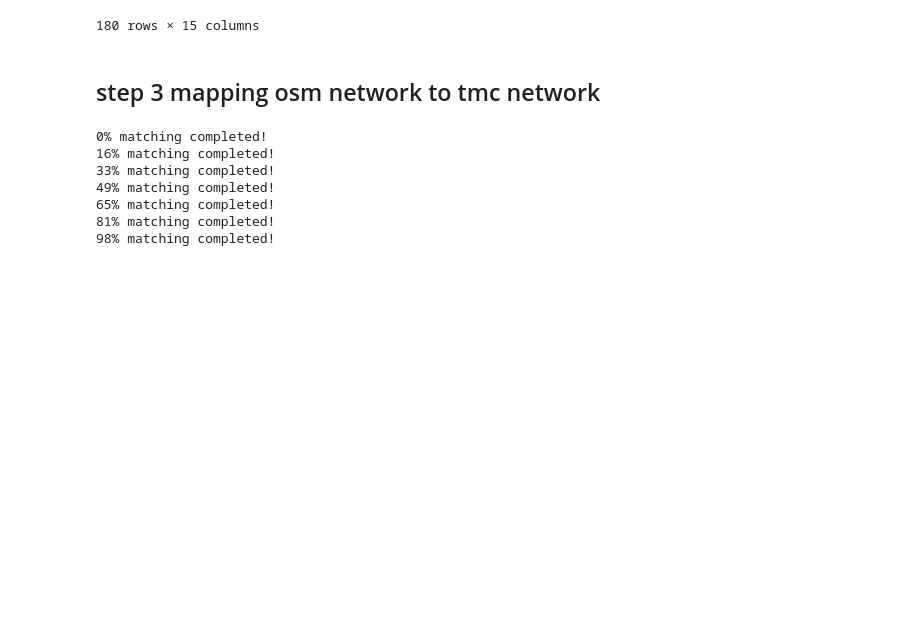
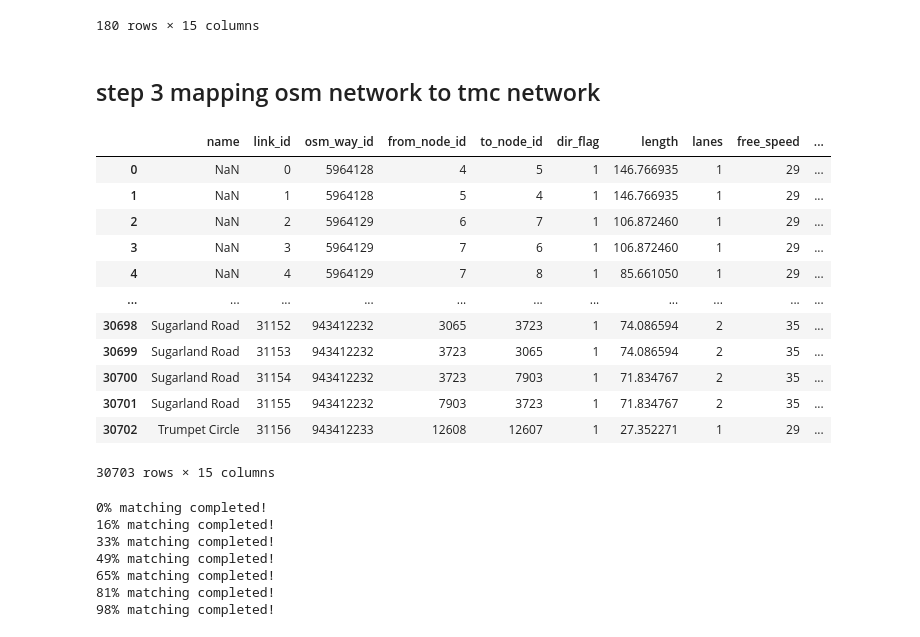
Before and after one commit to chrisyangsong/TMC2GMNS, a Jupyter notebook: tmc2gmns_final_restruct_v1.ipynb, the cells around one changed output. Saved outputs shown, nothing was run; the diff lists cells and outputs as text; code cells hidden in the pictures; blank space fills up the shorter version.

```diff
--- a/tmc2gmns_final_restruct_v1.ipynb
+++ b/tmc2gmns_final_restruct_v1.ipynb
@@ -295,3 +295,19 @@ link_road = pd.read_csv('link.csv', low_memory=False)
+# %%
+link_gmns
+# %% [output]
+|  | name | link_id | osm_way_id | from_node_id | to_node_id | dir_flag | length | lanes | free_speed | ... |
+| 0 | NaN | 0 | 5964128 | 4 | 5 | 1 | 146.766935 | 1 | 29 | ... |
+| 1 | NaN | 1 | 5964128 | 5 | 4 | 1 | 146.766935 | 1 | 29 | ... |
+| 2 | NaN | 2 | 5964129 | 6 | 7 | 1 | 106.872460 | 1 | 29 | ... |
+| 3 | NaN | 3 | 5964129 | 7 | 6 | 1 | 106.872460 | 1 | 29 | ... |
+| 4 | NaN | 4 | 5964129 | 7 | 8 | 1 | 85.661050 | 1 | 29 | ... |
+| ... | ... | ... | ... | ... | ... | ... | ... | ... | ... | ... |
+| 30698 | Sugarland Road | 31152 | 943412232 | 3065 | 3723 | 1 | 74.086594 | 2 | 35 | ... |
+| 30699 | Sugarland Road | 31153 | 943412232 | 3723 | 3065 | 1 | 74.086594 | 2 | 35 | ... |
+| 30700 | Sugarland Road | 31154 | 943412232 | 3723 | 7903 | 1 | 71.834767 | 2 | 35 | ... |
+| 30701 | Sugarland Road | 31155 | 943412232 | 7903 | 3723 | 1 | 71.834767 | 2 | 35 | ... |
+| 30702 | Trumpet Circle | 31156 | 943412233 | 12608 | 12607 | 1 | 27.352271 | 1 | 29 | ... |
+30703 rows × 15 columns
 # %%
 def LLs2Dist(lon1, lat1, lon2, lat2): #WGS84 transfer coordinate system to distance(meter) #xy #credit to xtHuang0927
     R = 6371
```
Also changed, not shown: parts of 5 cells of this notebook, 9 other files.
